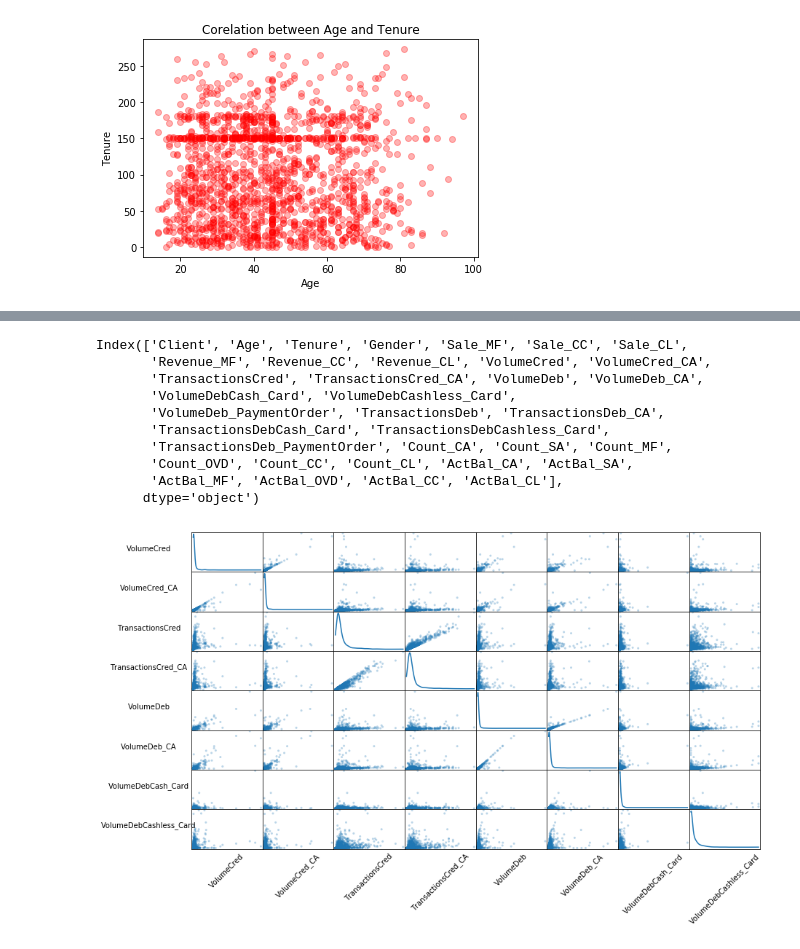
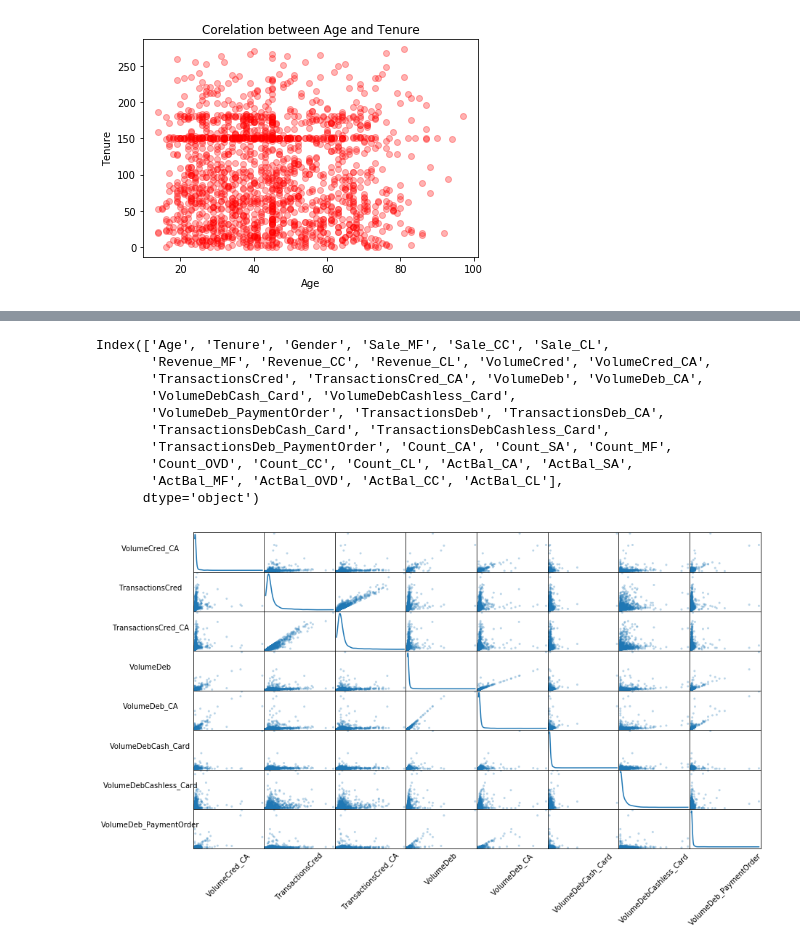
Before and after one commit to rashida048/Few-Machine-Learning-projects, a Jupyter notebook: revenuePrediction.ipynb, the cells around one changed output, grey strips where cells are left out. Saved outputs shown, nothing was run; the diff lists cells and outputs as text; code cells hidden in the pictures.

```diff
--- a/revenuePrediction.ipynb
+++ b/revenuePrediction.ipynb
@@ -124,13 +129,7 @@ df1.head()
-# %%
-df1['Revenue_MF'] = df1['Revenue_MF'].fillna(0)
-# %%
-df1['Revenue_CC'] = df1['Revenue_CC'].fillna(0)
-# %%
-df1['Revenue_CL'] = df1['Revenue_CL'].fillna(0)
 # %%
 df1.columns
 # %% [output]
-Index(['Client', 'Age', 'Tenure', 'Gender', 'Sale_MF', 'Sale_CC', 'Sale_CL',
+Index(['Age', 'Tenure', 'Gender', 'Sale_MF', 'Sale_CC', 'Sale_CL',
        'Revenue_MF', 'Revenue_CC', 'Revenue_CL', 'VolumeCred', 'VolumeCred_CA',
        'TransactionsCred', 'TransactionsCred_CA', 'VolumeDeb', 'VolumeDeb_CA',
        'VolumeDebCash_Card', 'VolumeDebCashless_Card',
@@ -145,16 +144,16 @@ df2 = df1.fillna(0)
 # %%
 df_test = df2.iloc[:, 10:18]
 # %%
-sm = pd.scatter_matrix(df_test, alpha = 0.3, figsize = (14,8), diagonal = 'kde');
+sm = pd.plotting.scatter_matrix(df_test, alpha = 0.3, figsize = (14,8), diagonal = 'kde');
 [s.xaxis.label.set_rotation(45) for s in sm.reshape(-1)]
 [s.yaxis.label.set_rotation(0) for s in sm.reshape(-1)]
 
 #May need to offset label when rotating to prevent overlap of figure
 [s.get_yaxis().set_label_coords(-0.6,0.5) for s in sm.reshape(-1)]
 
 #Hide all ticks
 [s.set_xticks(()) for s in sm.reshape(-1)]
 [s.set_yticks(()) for s in sm.reshape(-1)]
 plt.show()
 # %% [output]
-[figure, old version]
+[figure, new version]
```
Also changed, not shown: parts of 80 cells of this notebook.
